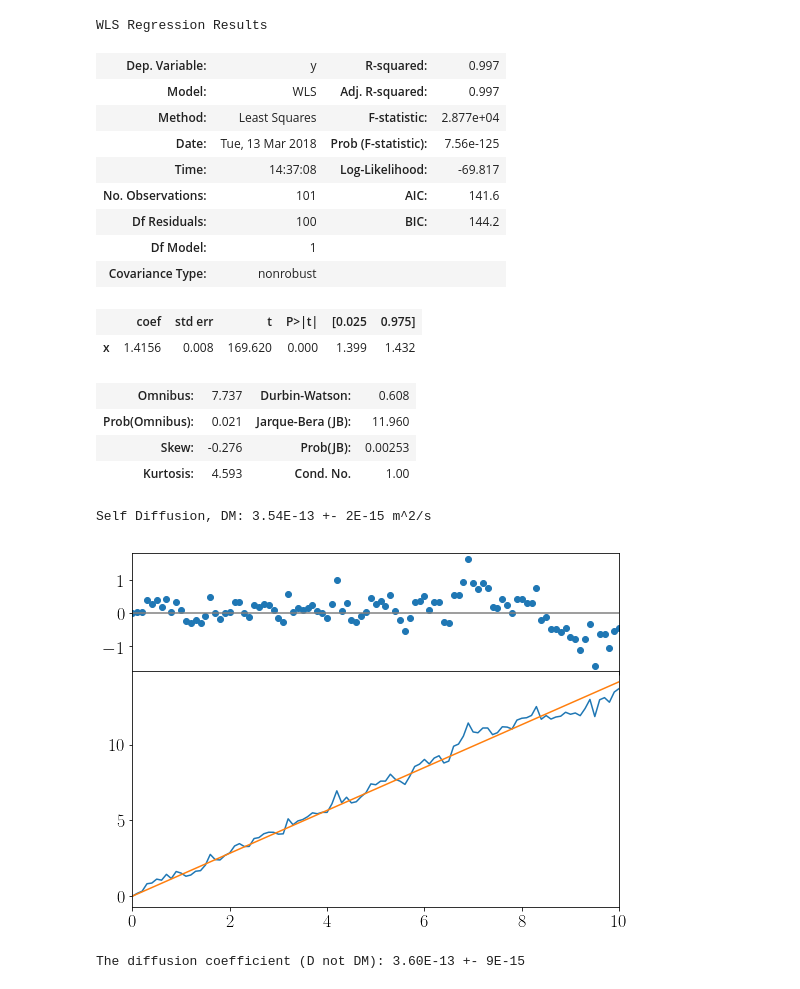
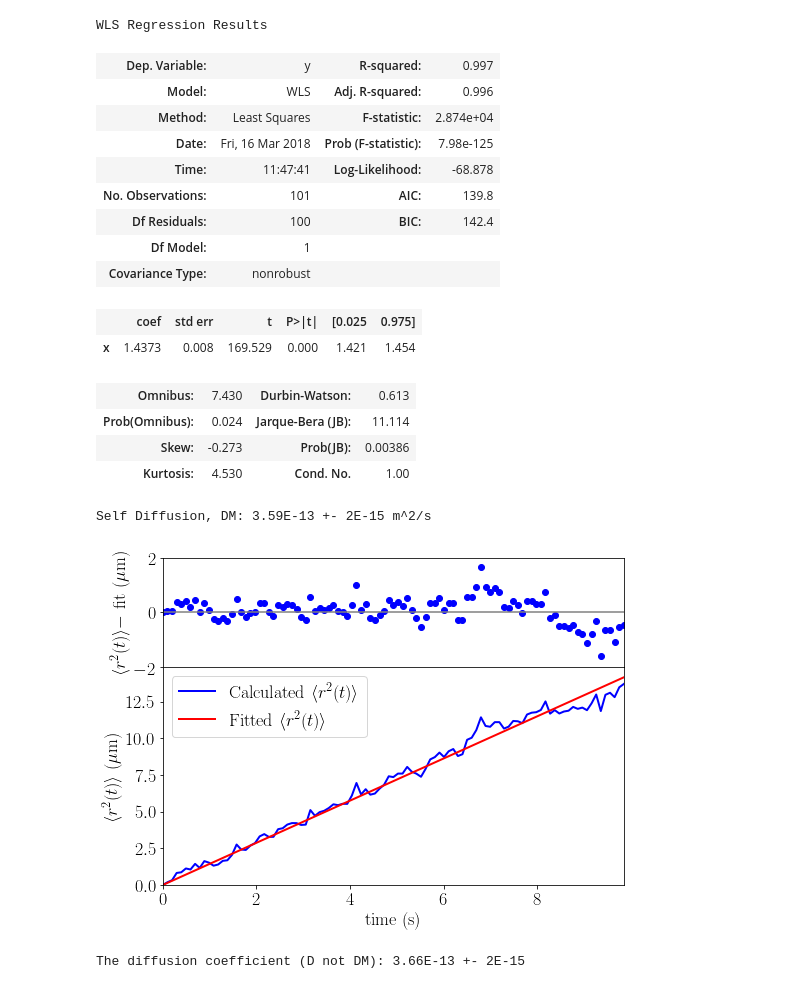
Before and after one commit to ethanpayne42/Brownian, a Jupyter notebook: Analysis Script.ipynb, the cells around one changed output. Drawn from its saved outputs; the diff is of its cells as text; code cells hidden in the pictures.

```diff
--- a/Analysis Script.ipynb
+++ b/Analysis Script.ipynb
@@ -26,7 +26,7 @@ params = {
    'ytick.labelsize': 18,
    'axes.titlesize':18,
    'text.usetex': True,
-   'figure.figsize': [8, 8],
+   'figure.figsize': [8, 6],
    'font.family':'serif',
    'font.serif':'Computer Modern Roman'
    }
@@ -69,7 +69,19 @@ def dist_array(data):
 
 r2_array = dist_array(path_data_centered)
 expect_r2_array = np.nanmean(r2_array,axis=0)
-time_array = np.linspace(0,10,101)
+time_array = np.linspace(0,100./10.15,101)
+# %%
+def num_array(data):
+
+    return_array = []
+
+    for entry in data:
+        values = entry[~np.isnan(entry)]
+        return_array.append(int(len(values)/2))
+
+    return return_array
+
+number_array = np.array(num_array(path_data_centered))
 # %%
 import pandas as pd
 # Conducting weighted linear least squares fit
@@ -79,69 +91,77 @@ ws = pd.DataFrame({
     'y': expect_r2_array
 })
 
-wls_fit = sm.wls('y ~ x -1', data=ws).fit()
+wls_fit = sm.wls('y ~ x -1', data=ws,weights = np.sqrt(number_array)).fit()
 # %%
 wls_fit.summary()
 # %% [output]
 WLS Regression Results
 | Dep. Variable: | y | R-squared: | 0.997 |
-| Model: | WLS | Adj. R-squared: | 0.997 |
-| Method: | Least Squares | F-statistic: | 2.877e+04 |
-| Date: | Tue, 13 Mar 2018 | Prob (F-statistic): | 7.56e-125 |
-| Time: | 14:37:08 | Log-Likelihood: | -69.817 |
-| No. Observations: | 101 | AIC: | 141.6 |
-| Df Residuals: | 100 | BIC: | 144.2 |
+| Model: | WLS | Adj. R-squared: | 0.996 |
+| Method: | Least Squares | F-statistic: | 2.874e+04 |
+| Date: | Fri, 16 Mar 2018 | Prob (F-statistic): | 7.98e-125 |
+| Time: | 11:47:41 | Log-Likelihood: | -68.878 |
+| No. Observations: | 101 | AIC: | 139.8 |
+| Df Residuals: | 100 | BIC: | 142.4 |
 | Df Model: | 1 |  |  |
 | Covariance Type: | nonrobust |  |  |
 |  | coef | std err | t | P>|t| | [0.025 | 0.975] |
-| x | 1.4156 | 0.008 | 169.620 | 0.000 | 1.399 | 1.432 |
+| x | 1.4373 | 0.008 | 169.529 | 0.000 | 1.421 | 1.454 |
-| Omnibus: | 7.737 | Durbin-Watson: | 0.608 |
-| Prob(Omnibus): | 0.021 | Jarque-Bera (JB): | 11.960 |
-| Skew: | -0.276 | Prob(JB): | 0.00253 |
-| Kurtosis: | 4.593 | Cond. No. | 1.00 |
+| Omnibus: | 7.430 | Durbin-Watson: | 0.613 |
+| Prob(Omnibus): | 0.024 | Jarque-Bera (JB): | 11.114 |
+| Skew: | -0.273 | Prob(JB): | 0.00386 |
+| Kurtosis: | 4.530 | Cond. No. | 1.00 |
 # %%
 slope = wls_fit.params[0]
 slope_uncer = np.sqrt(wls_fit.cov_params()['x'][0])
 print('Self Diffusion, DM: %.2E +- %.0E m^2/s'%(Decimal(slope/4*(10**(-6))**2),Decimal(slope_uncer/4*(10**(-6))**2)))
 # %% [output]
-Self Diffusion, DM: 3.54E-13 +- 2E-15 m^2/s
+Self Diffusion, DM: 3.59E-13 +- 2E-15 m^2/s
 # %%
 fig = plt.figure(figsize=(8, 6))
 gs = gridspec.GridSpec(2, 1, height_ratios=[1, 2],hspace=0.0)
 ax0 = plt.subplot(gs[0])
 ax0.plot([0,10],[0,0],color='grey')
-ax0.scatter(time_array,expect_r2_array-slope*time_array)
-ax0.set_xlim([0,10])
+ax0.scatter(time_array,expect_r2_array-slope*time_array,color='b')
+ax0.set_xlim([0,100/10.15])
+ax0.set_ylim([-2,2])
 ax0.set_xticklabels([])
+ax0.set_ylabel(r'$\langle r^2(t)\rangle-$ fit $(\mu \text{m})$')
 
 ax1 = plt.subplot(gs[1])
-ax1.plot(time_array,expect_r2_array)
-ax1.plot(time_array,slope*time_array)
-ax1.set_xlim([0,10])
+cal = ax1.plot(time_array,expect_r2_array,color='b',linewidth=2,label=r'Calculated $\langle r^2(t)\rangle$')
+exp = ax1.plot(time_array,slope*time_array,color='r',linewidth=2,label=r'Fitted $\langle r^2(t)\rangle$')
+ax1.set_ylim(0,slope*time_array[-1]*1.05)
+ax1.set_xlim([0,100/10.15])
+
+ax1.legend(loc='best')
+
+ax1.set_ylabel(r'$\langle r^2(t)\rangle$ $(\mu \text{m})$')
+ax1.set_xlabel(r'time (s)')
 
 plt.tight_layout()
 # %% [output]
-[figure, old version]
+[figure, new version]
 # %%
 t = 80*10**(-6)
-u_t = 10*10**(-6)
+u_t = 5*10**(-6)
 a = 0.63*10**(-6)
-u_a = 0.05*10**(-6)
+u_a = 0.015*10**(-6)
 delta = slope*(10**(-6))**2
 u_delta = slope_uncer*(10**(-6))**2
 
 D = delta/4*(1-9*a/(4*t))**(-1)
 
 #u_D calculation
-a_comp = u_a*(-9)/(4*t)*(1-(9*a)/(4*t))**(-2)*delta
-t_comp = u_t*(-9*a)/(4*t**2)*(1-(9*a)/(4*t))**(-2)*delta
-delta_comp = u_delta*(1-(9*a)/(4*t))**(-1)
+a_comp = u_a*(-9)/(4*t)*(1-(9*a)/(4*t))**(-2)*delta/4
+t_comp = u_t*(-9*a)/(4*t**2)*(1-(9*a)/(4*t))**(-2)*delta/4
+delta_comp = u_delta*(1-(9*a)/(4*t))**(-1)/4
 
 u_D = (a_comp**2+t_comp**2+delta_comp**2)**(1/2)
 
 print('The diffusion coefficient (D not DM): %.2E +- %.0E'%(Decimal(D),Decimal(u_D)))
 # %% [output]
-The diffusion coefficient (D not DM): 3.60E-13 +- 9E-15
+The diffusion coefficient (D not DM): 3.66E-13 +- 2E-15
 # %%
 T_array = np.array([10,15,20,25,30]) + 273.15
 eta_array = np.array([1308,1139,1003,891,798])*10**(-6)
```
Also changed, not shown: parts of 20 cells of this notebook.
